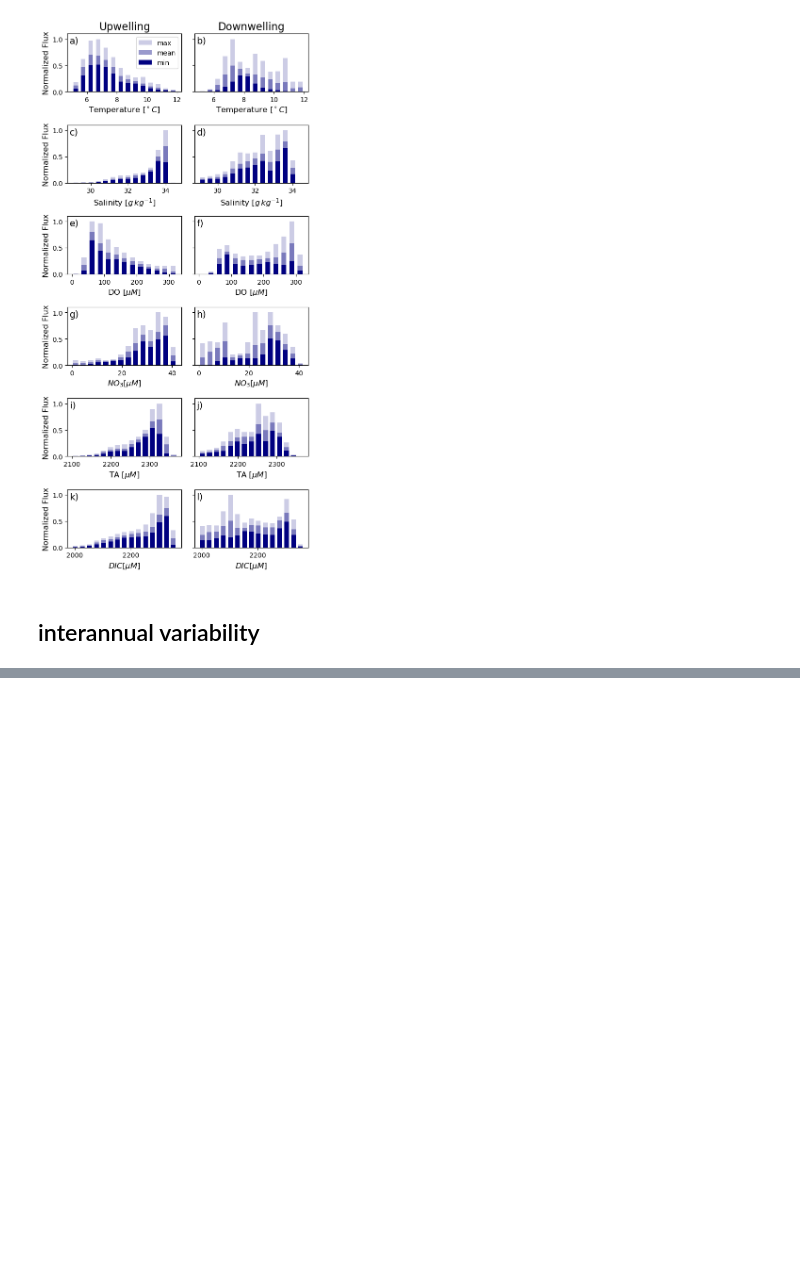
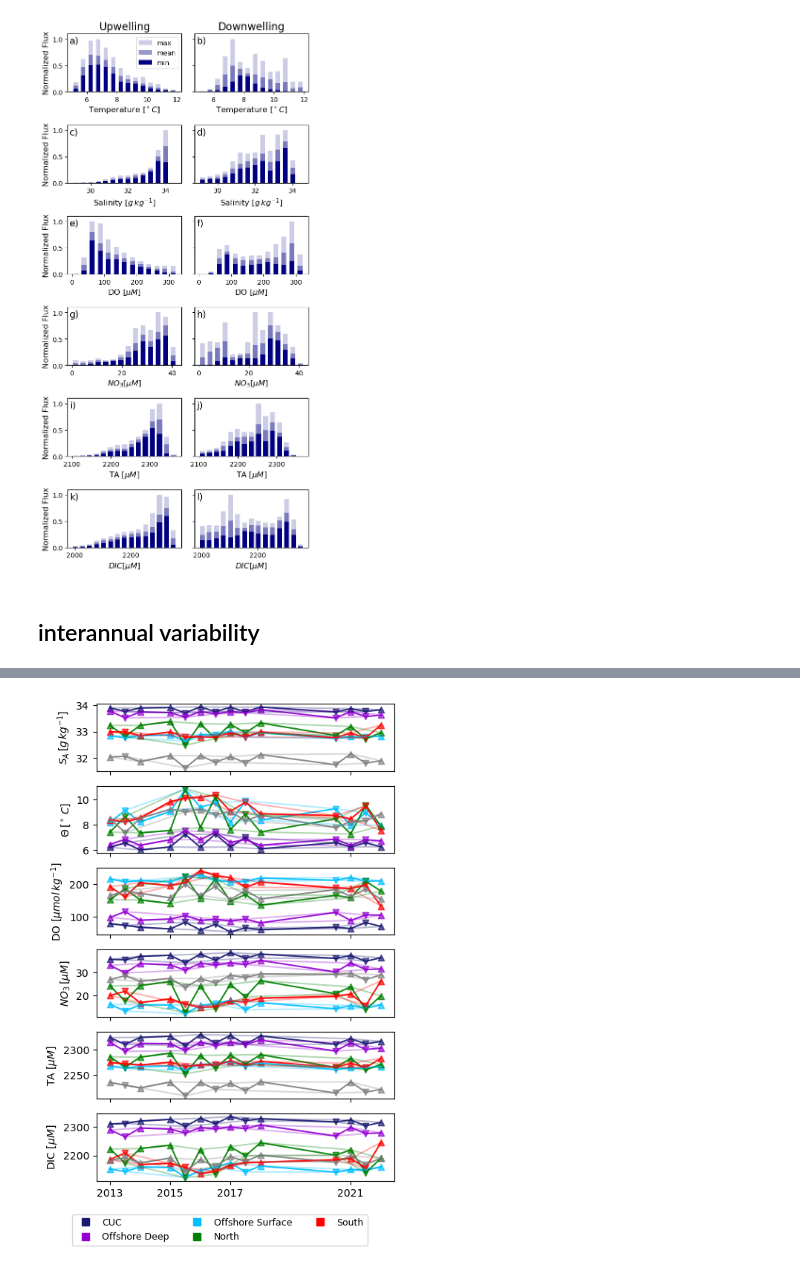
Before and after one commit to rbeutel/LO_user, a Jupyter notebook: ariane/quant_properties.ipynb, the cells around one changed output, grey strips where cells are left out. Saved outputs shown, nothing was run; the diff lists cells and outputs as text; code cells hidden in the pictures; blank space fills up the shorter version.

```diff
--- a/ariane/quant_properties.ipynb
+++ b/ariane/quant_properties.ipynb
@@ -379,0 +502,68 @@ plt.tight_layout()
+# %%
+# don't actually keep fresh for final publication... too different from other water masses it makes the y-axis range bad
+updownyears = np.sort(np.append(np.array(upyears),(np.array(downyears) - 0.5)))
+properties = ['salt','temp','DO','NO3','TA','DIC']
+prop_names = ['$S_A \,[g\, kg^{-1}]$','$\Theta \,[^\circ \, C]$','DO $[\mu mol \, kg^{-1}]$','$NO_3 \, [\mu M]$','TA $[\mu M]$','DIC $[\mu M]$']
+
+fig, ax = plt.subplots(6,1,figsize=(5,7))
+
+for i in range(len(ax)):
+
+    ax[i].plot(updownyears, interannual('cuc', properties[i], 'both'),c='midnightblue',alpha=0.9)
+    ax[i].plot(updownyears, interannual('offshore deep', properties[i], 'both'),c='darkviolet',alpha=0.9)
+    ax[i].plot(updownyears, interannual('offshore surface', properties[i], 'both'),c='deepskyblue',alpha=0.9)
+    ax[i].plot(updownyears, interannual('north', properties[i], 'both'),c='green',alpha=0.9)
+    ax[i].plot(updownyears, interannual('south', properties[i], 'both'),c='red',alpha=0.9)
+    ax[i].plot(updownyears, interannual('loop', properties[i], 'both'),c='grey',alpha=0.9)
+
+    ax[i].scatter(upyears, interannual('cuc', properties[i], 'up'),c='midnightblue',alpha=0.7,marker='^')
+    ax[i].scatter(upyears, interannual('offshore deep', properties[i], 'up'),c='darkviolet',alpha=0.7,marker='^')
+    ax[i].scatter(upyears, interannual('offshore surface', properties[i], 'up'),c='deepskyblue',alpha=0.7,marker='^')
+    ax[i].scatter(upyears, interannual('north', properties[i], 'up'),c='green',alpha=0.7,marker='^')
+    ax[i].scatter(upyears, interannual('south', properties[i], 'up'),c='red',alpha=0.7,marker='^')
+    ax[i].scatter(upyears, interannual('loop', properties[i], 'up'),c='grey',alpha=0.7,marker='^')
+
+    ax[i].scatter(np.array(downyears) - 0.5, interannual('cuc', properties[i], 'down'),c='midnightblue',alpha=0.7,marker='v')
+    ax[i].scatter(np.array(downyears) - 0.5, interannual('offshore deep', properties[i], 'down'),c='darkviolet',alpha=0.7,marker='v')
+    ax[i].scatter(np.array(downyears) - 0.5, interannual('offshore surface', properties[i], 'down'),c='deepskyblue',alpha=0.7,marker='v')
+    ax[i].scatter(np.array(downyears) - 0.5, interannual('north', properties[i], 'down'),c='green',alpha=0.7,marker='v')
+    ax[i].scatter(np.array(downyears) - 0.5, interannual('south', properties[i], 'down'),c='red',alpha=0.7,marker='v')
+    ax[i].scatter(np.array(downyears) - 0.5, interannual('loop', properties[i], 'down'),c='grey',alpha=0.7,marker='v')
+
+    # very transparrent line jsut for connecting upwelling and downwelling respectively?
+    ax[i].plot(upyears, interannual('cuc', properties[i], 'up'),c='midnightblue',alpha=0.3)
+    ax[i].plot(upyears, interannual('offshore deep', properties[i], 'up'),c='darkviolet',alpha=0.3)
+    ax[i].plot(upyears, interannual('offshore surface', properties[i], 'up'),c='deepskyblue',alpha=0.3)
+    ax[i].plot(upyears, interannual('north', properties[i], 'up'),c='green',alpha=0.3)
+    ax[i].plot(upyears, interannual('south', properties[i], 'up'),c='red',alpha=0.3)
+    ax[i].plot(upyears, interannual('loop', properties[i], 'up'),c='grey',alpha=0.3)
+
+    ax[i].plot((np.array(downyears) - 0.5), interannual('cuc', properties[i], 'down'),c='midnightblue',alpha=0.3)
+    ax[i].plot((np.array(downyears) - 0.5), interannual('offshore deep', properties[i], 'down'),c='darkviolet',alpha=0.3)
+    ax[i].plot((np.array(downyears) - 0.5), interannual('offshore surface', properties[i], 'down'),c='deepskyblue',alpha=0.3)
+    ax[i].plot((np.array(downyears) - 0.5), interannual('north', properties[i], 'down'),c='green',alpha=0.3)
+    ax[i].plot((np.array(downyears) - 0.5), interannual('south', properties[i], 'down'),c='red',alpha=0.3)
+    ax[i].plot((np.array(downyears) - 0.5), interannual('loop', properties[i], 'down'),c='grey',alpha=0.3)
+
+    ax[i].set_xticks(upyears[::2])
+    ax[i].set_xticklabels([])
+    ax[i].set_ylabel(prop_names[i])
+
+ax[5].set_xticklabels(upyears[::2])
+
+# # build legend handles
+legend_handles = []
+regions = ['CUC', 'Offshore Deep', 'Offshore Surface', 'North', 'South']
+colours = ['midnightblue','darkviolet','deepskyblue','green','red']
+for i in range(len(regions)):
+    legend_handles.append(mlines.Line2D([], [],
+                          marker='s', linestyle='None',markersize=7,
+                          markeredgecolor=colours[i], markerfacecolor=colours[i],
+                          label=regions[i]))
+# Add a figure-wide legend below the subplots
+fig.legend(handles=legend_handles, loc='upper center', ncol=3, bbox_to_anchor=(0.5, -0.0001), frameon=True,fontsize=9)
+
+plt.tight_layout()
+plt.savefig("/data1/bbeutel/LO_user/ariane/figures/modelpropvar.pdf", bbox_inches='tight')
+# %% [output]
+[figure, added]
```
Also changed, not shown: parts of 8 cells of this notebook, 1 other file.
